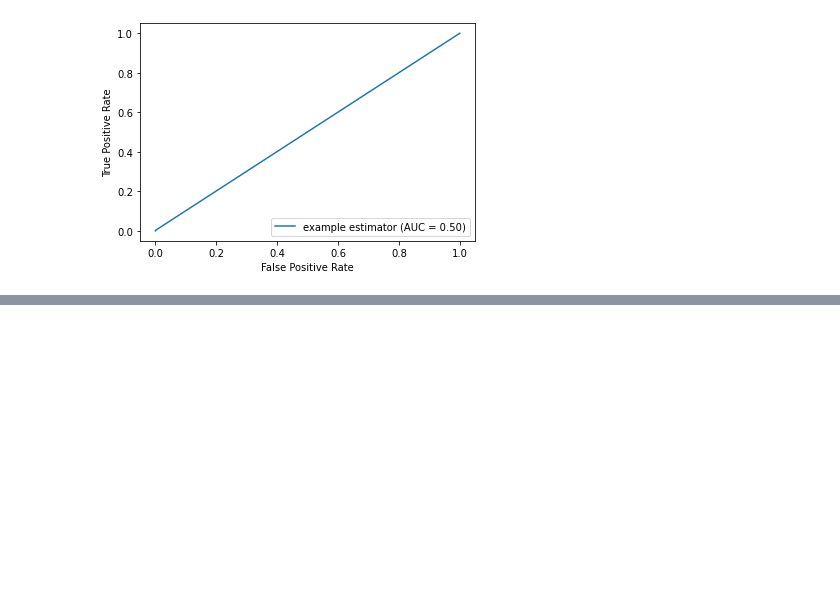
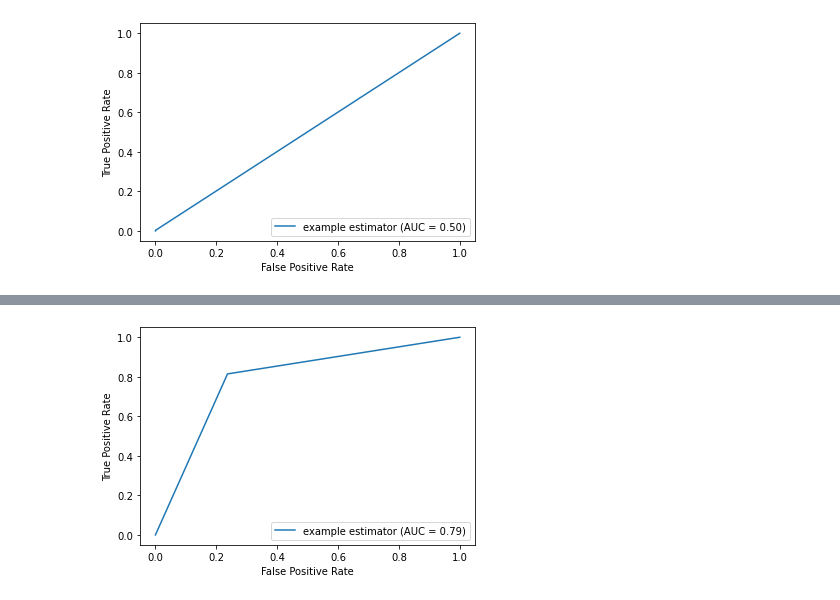
Before and after one commit to oStritze/similarity-modeling, a Jupyter notebook: src/evaluation.ipynb, the cells around one changed output, grey strips where cells are left out. Saved outputs shown, nothing was run; the diff lists cells and outputs as text; code cells hidden in the pictures; blank space fills up the shorter version.

Commit message:
added w+s audio stuff, committing working progress now and will remove some stuff later

```diff
--- a/src/evaluation.ipynb
+++ b/src/evaluation.ipynb
@@ -255,0 +291,20 @@ F1:         0.0052
+# %%
+from sklearn.metrics import accuracy_score, precision_score, recall_score, f1_score
+import tpot
+pipe = tpot.TPOTClassifier(
+    generations=3,
+    population_size=15,
+    offspring_size=3,
+    cv=3,
+    scoring="roc_auc",
+    random_state=42,
+    verbosity=2
+)
+pipe.fit(x_train, y_train)
+y_pred = pipe.predict(x_train)
+print(pipe.score(x_train, y_train))
+print("Accuracy:  ", round(accuracy_score(y_train,y_pred),4) )
+print("Precision: ", round(precision_score(y_train,y_pred),4) )
+print("Recall:    ", round(recall_score(y_train,y_pred),4) )
+print("F1:        ", round(f1_score(y_train,y_pred),4) )
+pipe.export("audio_tpot_ws_cv.py")
@@ -255,0 +324,11 @@ F1:         0.0052
+# %%
+from sklearn import metrics
+import matplotlib.pyplot as plt
+
+fpr, tpr, thresholds = metrics.roc_curve(y_train, y_pred)
+roc_auc = metrics.auc(fpr, tpr)
+display = metrics.RocCurveDisplay(fpr=fpr, tpr=tpr, roc_auc=roc_auc, estimator_name='example estimator')
+display.plot()
+plt.show()
+# %% [output]
+[figure, added]
```
Also changed, not shown: parts of 12 cells of this notebook.
